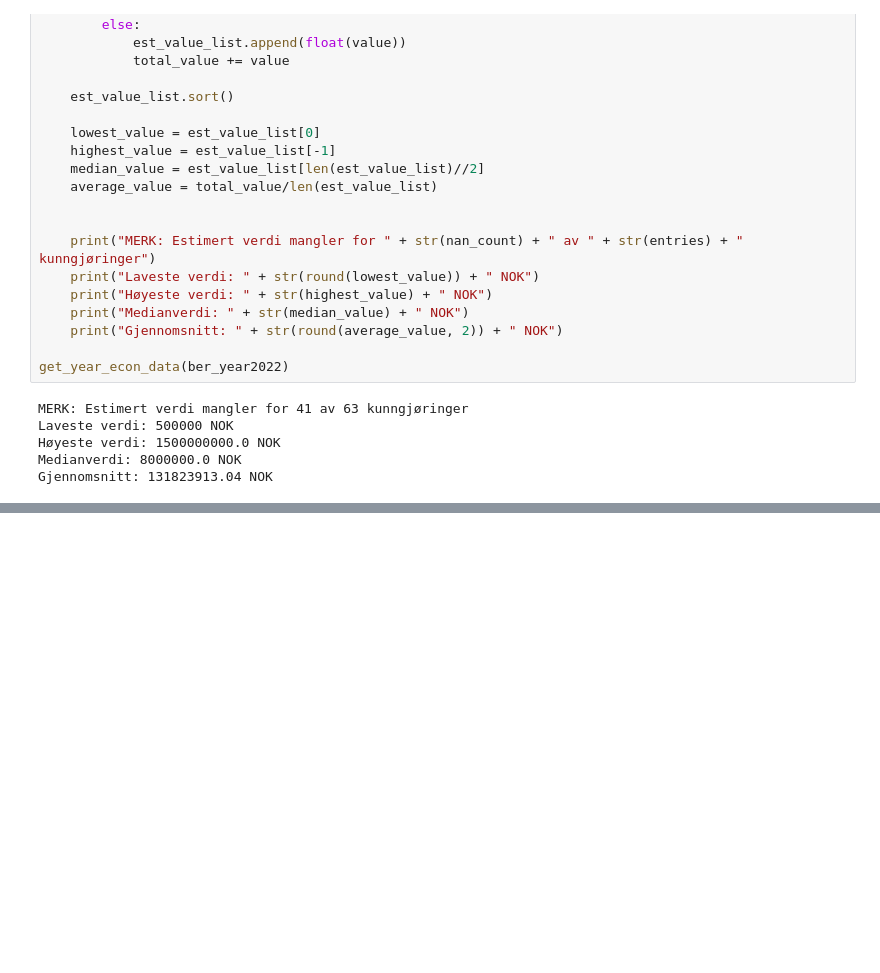
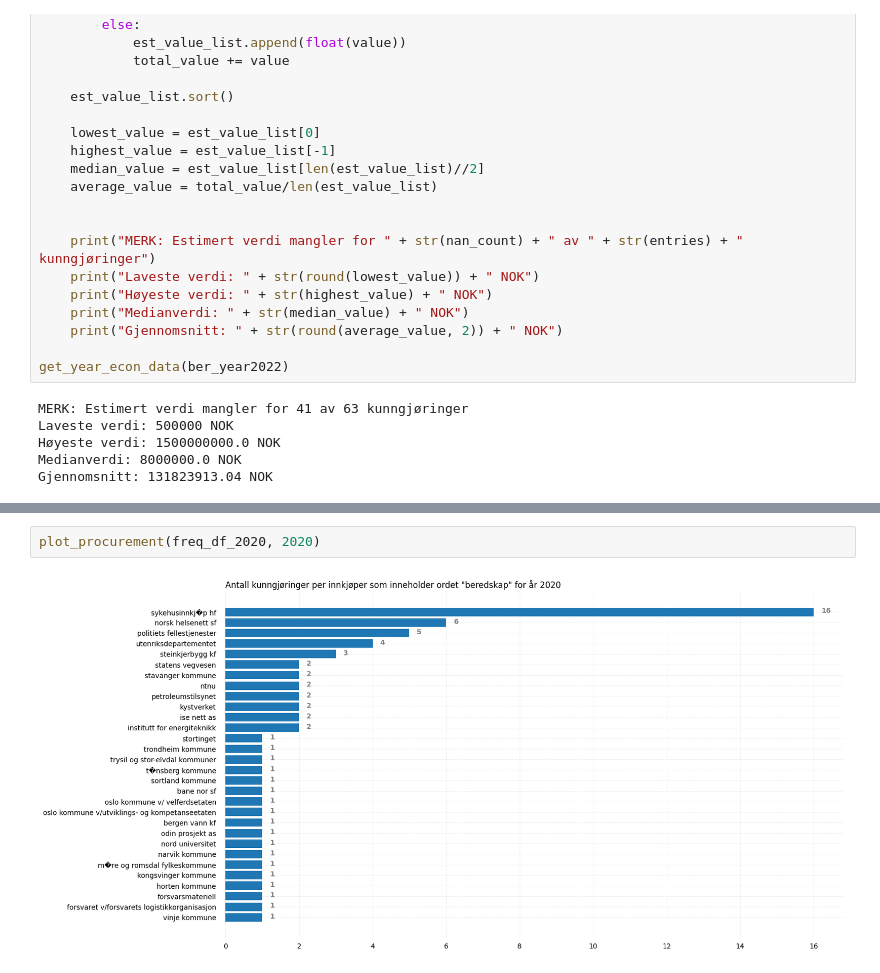
Before and after one commit to janethorv/public-procurement-analytics, a Jupyter notebook: pandas-analytics/EDA.ipynb, the cells around one changed output, grey strips where cells are left out. Drawn from its saved outputs; the diff is of its cells as text; blank space fills up the shorter version.

```diff
--- a/pandas-analytics/EDA.ipynb
+++ b/pandas-analytics/EDA.ipynb
@@ -211,0 +403,4 @@ Gjennomsnitt: 131823913.04 NOK
+# %%
+plot_procurement(freq_df_2020, 2020)
+# %% [output]
+[figure, added]
```
Also changed, not shown: parts of 15 cells of this notebook.
